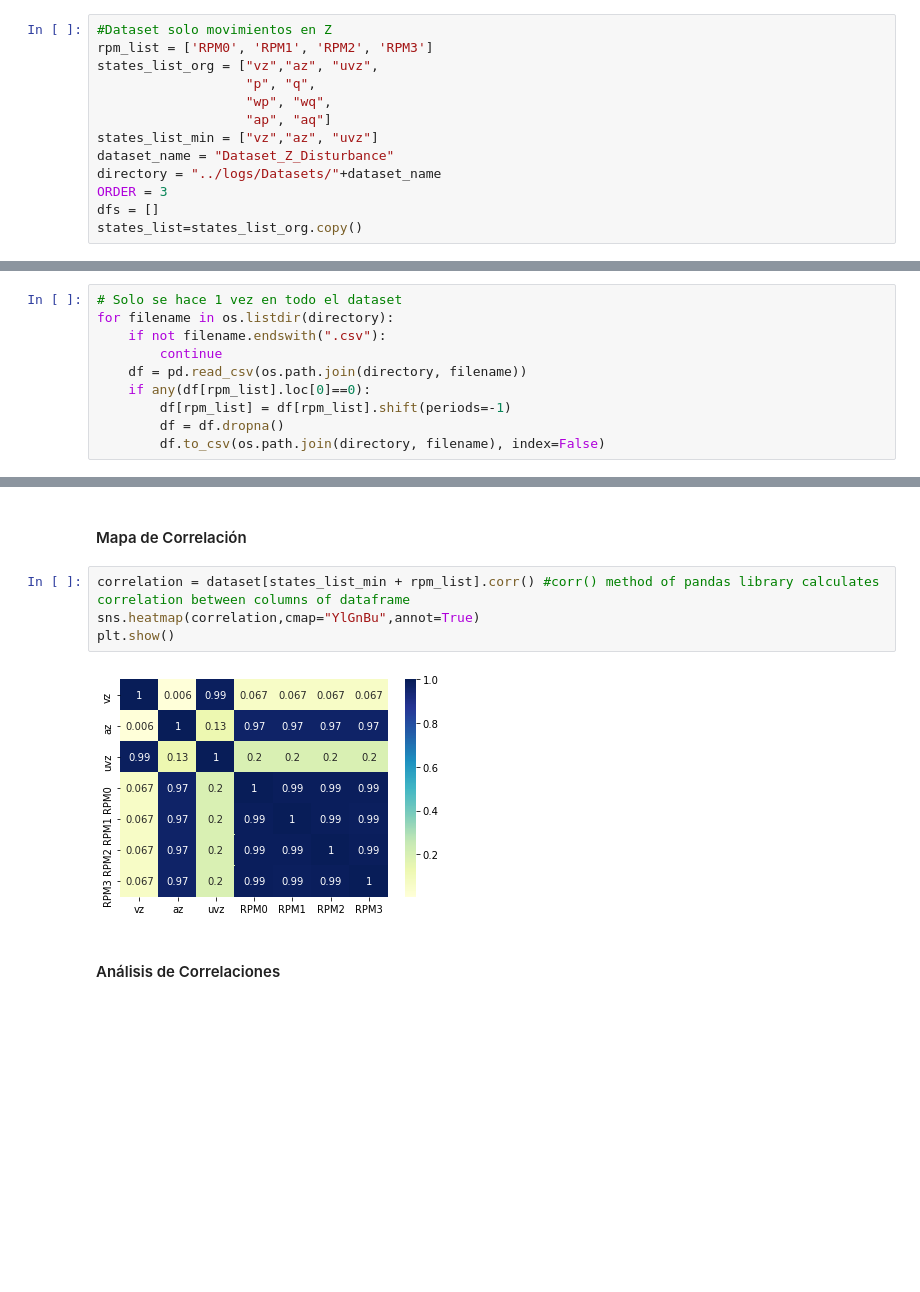
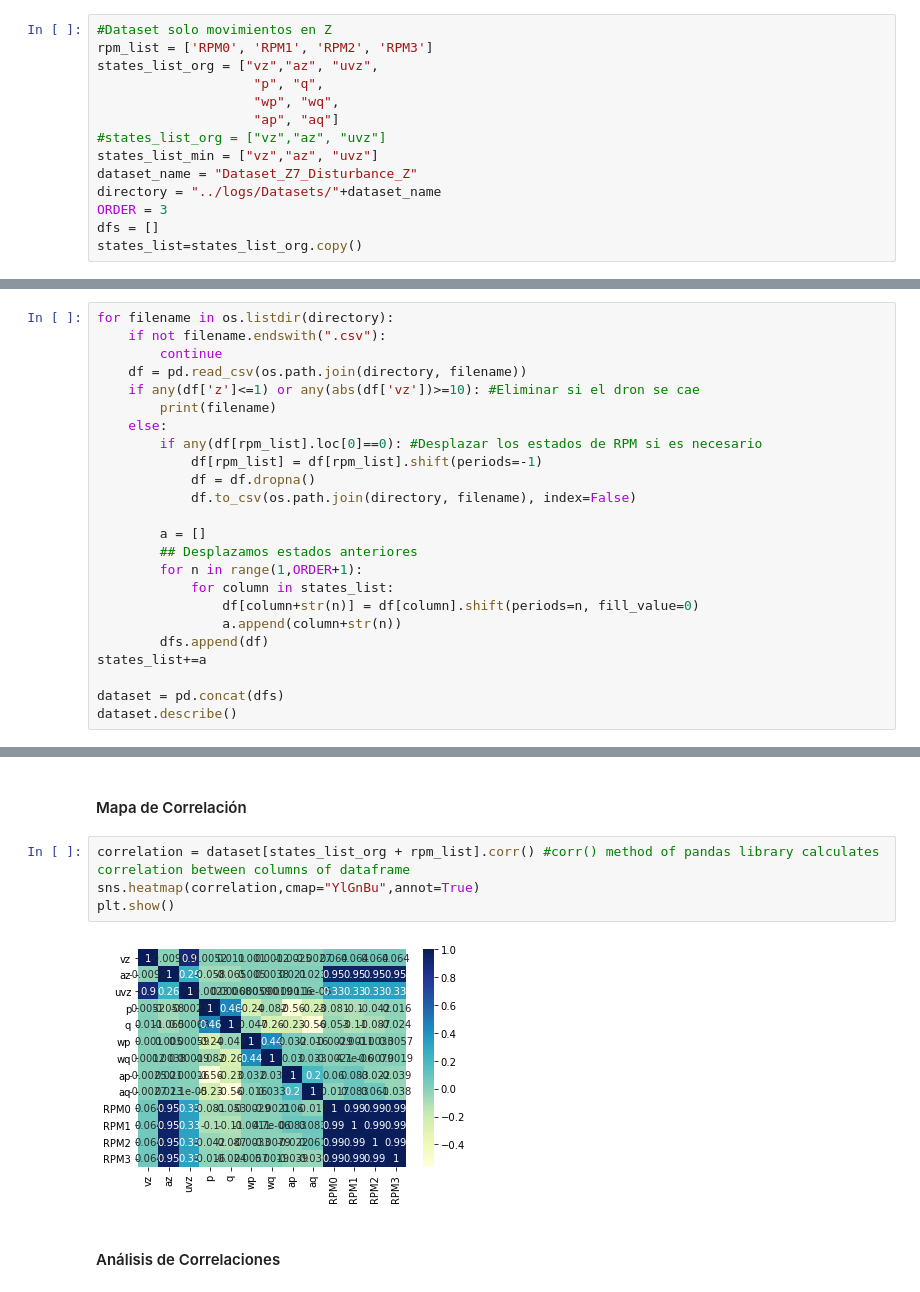
Before and after one commit to Mrjarkos/Pybullet_Deep_Learning_Drone_Controller, a Jupyter notebook: notebooks/Dataset_Z_Exploration.ipynb, the cells around one changed output, grey strips where cells are left out. Saved outputs shown, nothing was run; the diff lists cells and outputs as text; blank space fills up the shorter version.

```diff
--- a/notebooks/Dataset_Z_Exploration.ipynb
+++ b/notebooks/Dataset_Z_Exploration.ipynb
@@ -25,11 +25,12 @@ random.seed(1)
 #Dataset solo movimientos en Z
 rpm_list = ['RPM0', 'RPM1', 'RPM2', 'RPM3']
 states_list_org = ["vz","az", "uvz",
-                   "p", "q",
-                   "wp", "wq",
-                   "ap", "aq"]
+                    "p", "q",
+                    "wp", "wq",
+                    "ap", "aq"]
+#states_list_org = ["vz","az", "uvz"]
 states_list_min = ["vz","az", "uvz"]
-dataset_name = "Dataset_Z_Disturbance"
+dataset_name = "Dataset_Z7_Disturbance_Z"
 directory = "../logs/Datasets/"+dataset_name
 ORDER = 3
 dfs = []
@@ -38,12 +39,26 @@ states_list=states_list_org.copy()
 ### Corregir la salida
 El estado que entrega Pybullet de RPMs es la salida anterior, en este dataset se tomará RPMs como la salida actual. Si el primer elemento de RPMs es 0, es necesario hacer el shift
 # %%
-# Solo se hace 1 vez en todo el dataset
 for filename in os.listdir(directory):
     if not filename.endswith(".csv"):
         continue
     df = pd.read_csv(os.path.join(directory, filename))
-    if any(df[rpm_list].loc[0]==0):
-        df[rpm_list] = df[rpm_list].shift(periods=-1)
-        df = df.dropna()
-        df.to_csv(os.path.join(directory, filename), index=False)
+    if any(df['z']<=1) or any(abs(df['vz'])>=10): #Eliminar si el dron se cae
+        print(filename)
+    else:
+        if any(df[rpm_list].loc[0]==0): #Desplazar los estados de RPM si es necesario
+            df[rpm_list] = df[rpm_list].shift(periods=-1)
+            df = df.dropna()
+            df.to_csv(os.path.join(directory, filename), index=False)
+
+        a = []
+        ## Desplazamos estados anteriores
+        for n in range(1,ORDER+1):
+            for column in states_list:
+                df[column+str(n)] = df[column].shift(periods=n, fill_value=0)
+                a.append(column+str(n))
+        dfs.append(df)
+states_list+=a
+
+dataset = pd.concat(dfs)
+dataset.describe()
@@ -249,11 +285,11 @@ dataset.describe()
 # %% [markdown]
 #### Mapa de Correlación
 # %%
-correlation = dataset[states_list_min + rpm_list].corr() #corr() method of pandas library calculates correlation between columns of dataframe
+correlation = dataset[states_list_org + rpm_list].corr() #corr() method of pandas library calculates correlation between columns of dataframe
 sns.heatmap(correlation,cmap="YlGnBu",annot=True)
 plt.show()
 # %% [output]
-[figure, old version]
+[figure, new version]
 # %% [markdown]
 #### Análisis de Correlaciones
 # %%
```
Also changed, not shown: parts of 19 cells of this notebook, 24 other files.
